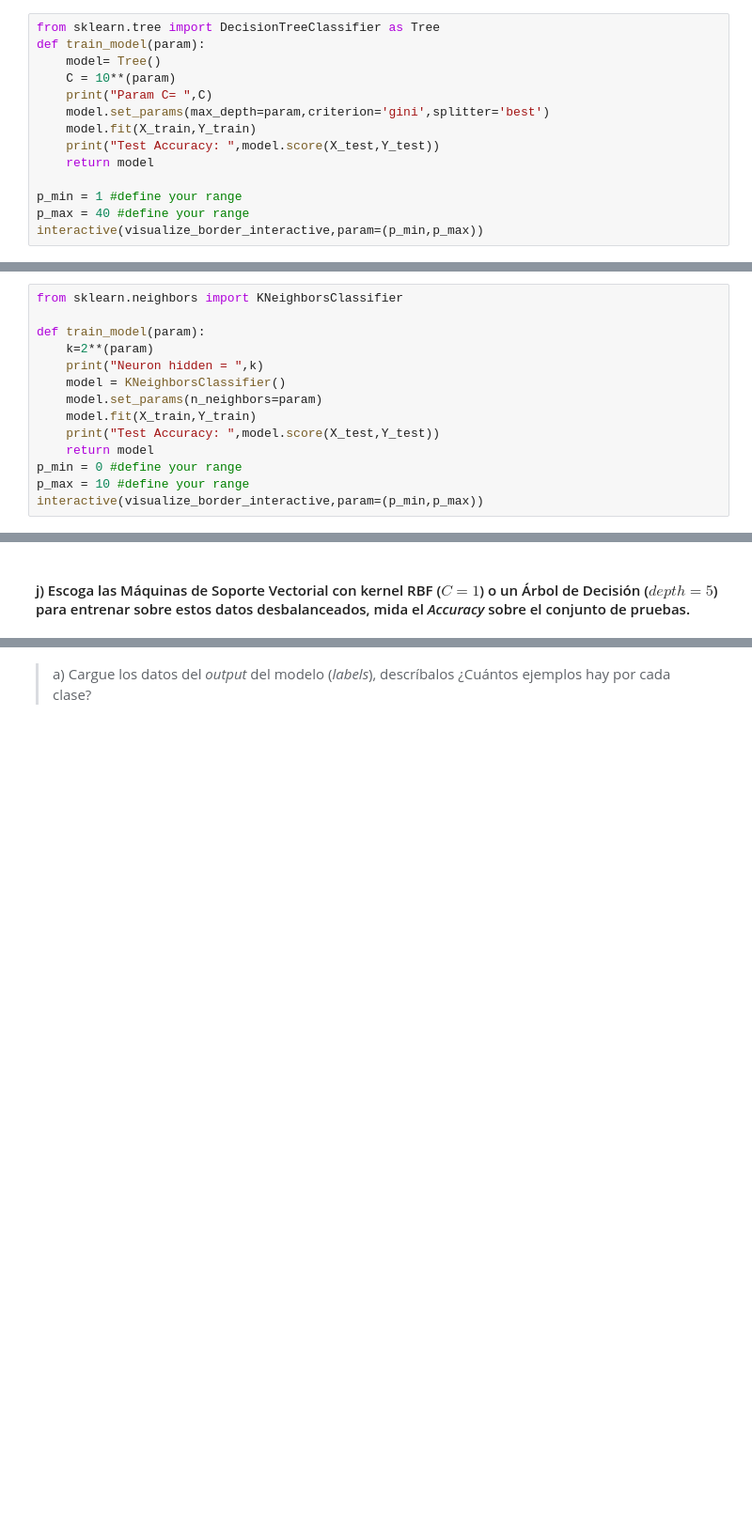
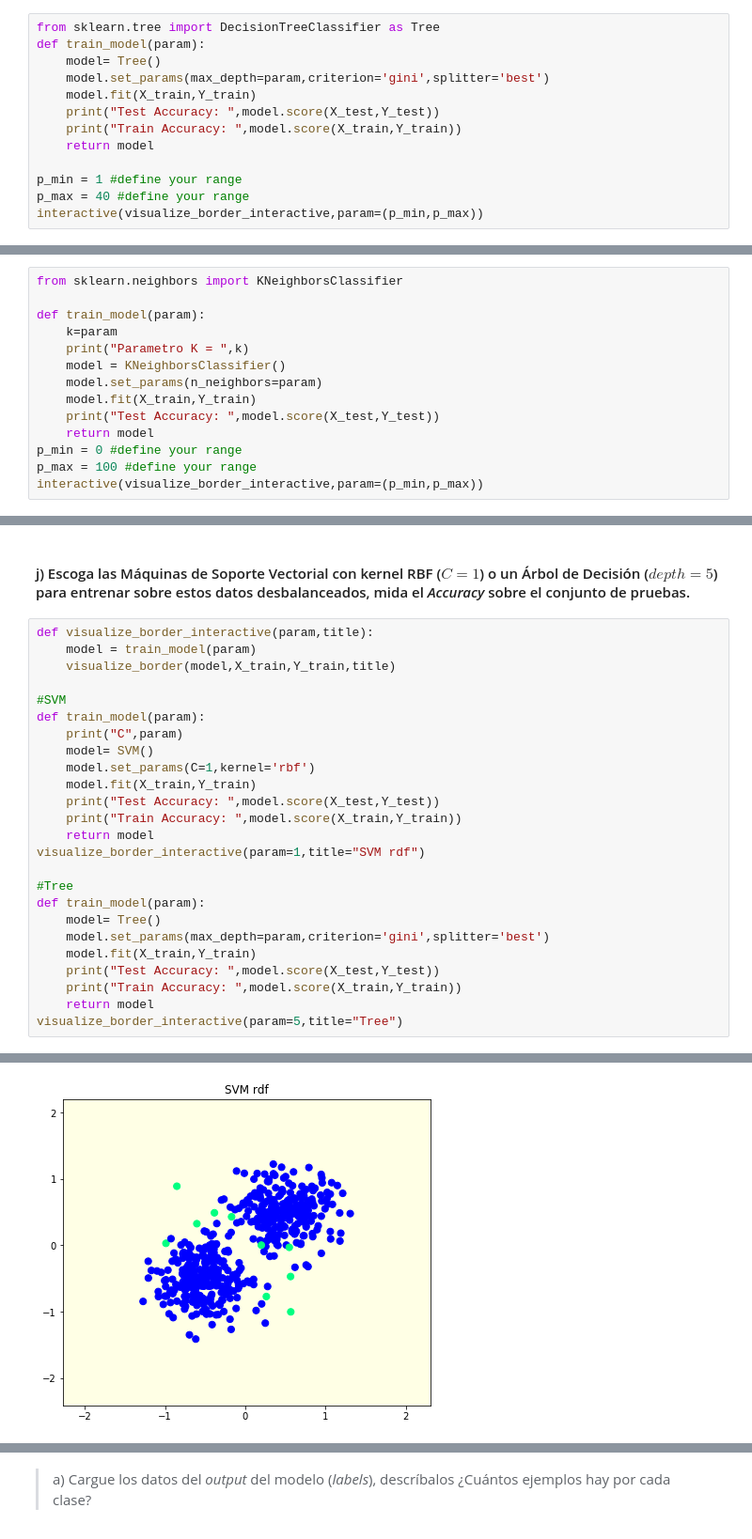
Before and after one commit to LeMythedeSisyphe/MachineLearning-Tarea2, a Jupyter notebook: Tarea 2.ipynb, the cells around one changed output, grey strips where cells are left out. Shown at 94% size. Saved outputs shown, nothing was run; the diff lists cells and outputs as text; blank space fills up the shorter version.

```diff
--- a/Tarea 2.ipynb
+++ b/Tarea 2.ipynb
@@ -209,11 +215,10 @@ interactive(children=(IntSlider(value=0, description='param', max=6, min=-6), Ou
 from sklearn.tree import DecisionTreeClassifier as Tree
 def train_model(param):
     model= Tree()
-    C = 10**(param)
-    print("Param C= ",C)
     model.set_params(max_depth=param,criterion='gini',splitter='best')
     model.fit(X_train,Y_train)
     print("Test Accuracy: ",model.score(X_test,Y_test))
+    print("Train Accuracy: ",model.score(X_train,Y_train))
     return model
 
 p_min = 1 #define your range
@@ -255,14 +263,14 @@ interactive(children=(IntSlider(value=5, description='param', max=10), Output())
 from sklearn.neighbors import KNeighborsClassifier
 
 def train_model(param):
-    k=2**(param)
-    print("Neuron hidden = ",k)
+    k=param
+    print("Parametro K = ",k)
     model = KNeighborsClassifier()
     model.set_params(n_neighbors=param)
     model.fit(X_train,Y_train)
     print("Test Accuracy: ",model.score(X_test,Y_test))
     return model
 p_min = 0 #define your range
-p_max = 10 #define your range
+p_max = 100 #define your range
 interactive(visualize_border_interactive,param=(p_min,p_max))
 # %% [output]
@@ -301,2 +298,28 @@ max      1.308867    1.223736    1.000000
 # %% [markdown]
 #### j) Escoga las Máquinas de Soporte Vectorial con kernel RBF ($C=1$) o un Árbol de Decisión ($depth=5$) para entrenar sobre estos datos desbalanceados, mida el *Accuracy* sobre el conjunto de pruebas.
+# %%
+def visualize_border_interactive(param,title):
+    model = train_model(param)
+    visualize_border(model,X_train,Y_train,title)
+
+#SVM
+def train_model(param):
+    print("C",param)
+    model= SVM()
+    model.set_params(C=1,kernel='rbf')
+    model.fit(X_train,Y_train)
+    print("Test Accuracy: ",model.score(X_test,Y_test))
+    print("Train Accuracy: ",model.score(X_train,Y_train))
+    return model
+visualize_border_interactive(param=1,title="SVM rdf")
+
+#Tree
+def train_model(param):
+    model= Tree()
+    model.set_params(max_depth=param,criterion='gini',splitter='best')
+    model.fit(X_train,Y_train)
+    print("Test Accuracy: ",model.score(X_test,Y_test))
+    print("Train Accuracy: ",model.score(X_train,Y_train))
+    return model
+visualize_border_interactive(param=5,title="Tree")
+# %% [output]
@@ -302,0 +329 @@ max      1.308867    1.223736    1.000000
+[figure, added]
```
Also changed, not shown: parts of 16 cells of this notebook.
